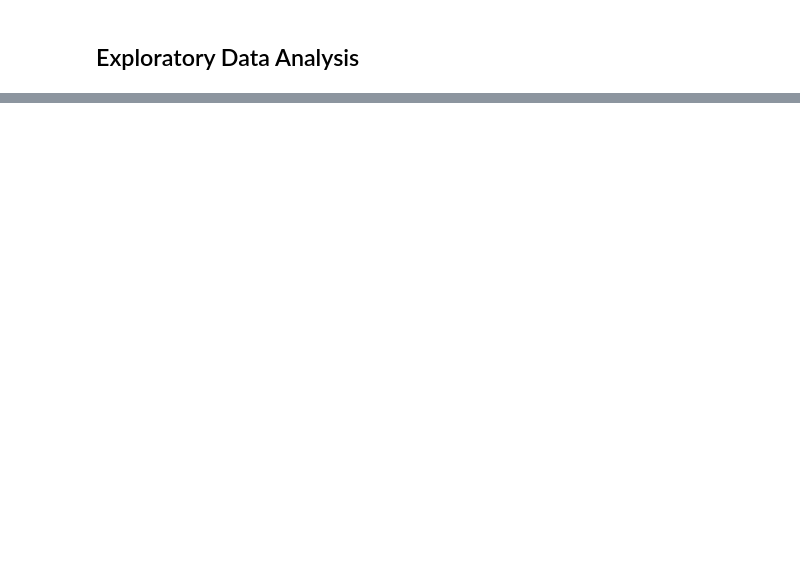
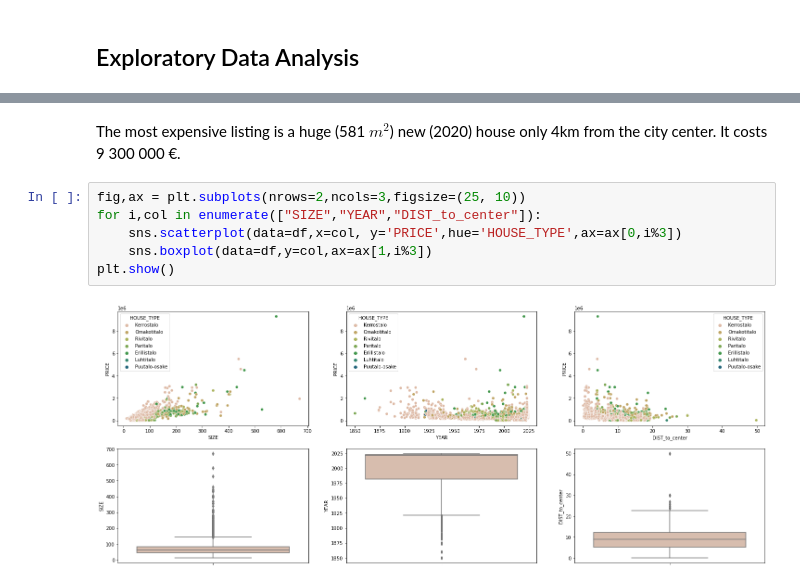
Before and after one commit to johmakinen/Various_projects, a Jupyter notebook: Notebooks/House_prices.ipynb, the cells around one changed output, grey strips where cells are left out. Drawn from its saved outputs; the diff is of its cells as text; blank space fills up the shorter version.

Commit message:
Most of EDA done

```diff
--- a/Notebooks/House_prices.ipynb
+++ b/Notebooks/House_prices.ipynb
@@ -87,0 +170,10 @@ df.head()
+# %% [markdown]
+The most expensive listing is a huge (581 $m^2$) new (2020) house only 4km from the city center. It costs 9 300 000 €.
+# %%
+fig,ax = plt.subplots(nrows=2,ncols=3,figsize=(25, 10))
+for i,col in enumerate(["SIZE","YEAR","DIST_to_center"]):
+    sns.scatterplot(data=df,x=col, y='PRICE',hue='HOUSE_TYPE',ax=ax[0,i%3])
+    sns.boxplot(data=df,y=col,ax=ax[1,i%3])
+plt.show()
+# %% [output]
+[figure, added]
```
Also changed, not shown: parts of 24 cells of this notebook.
